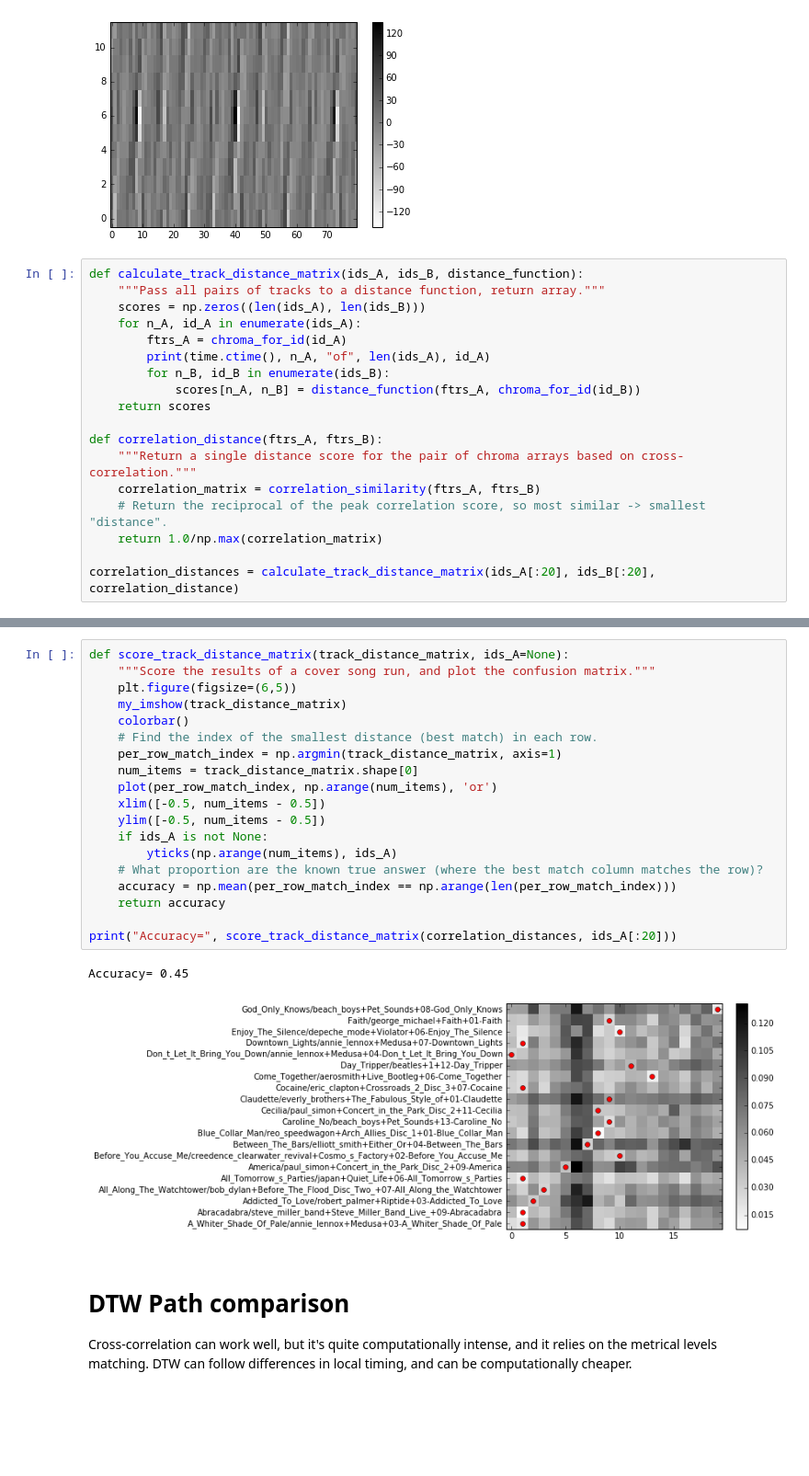
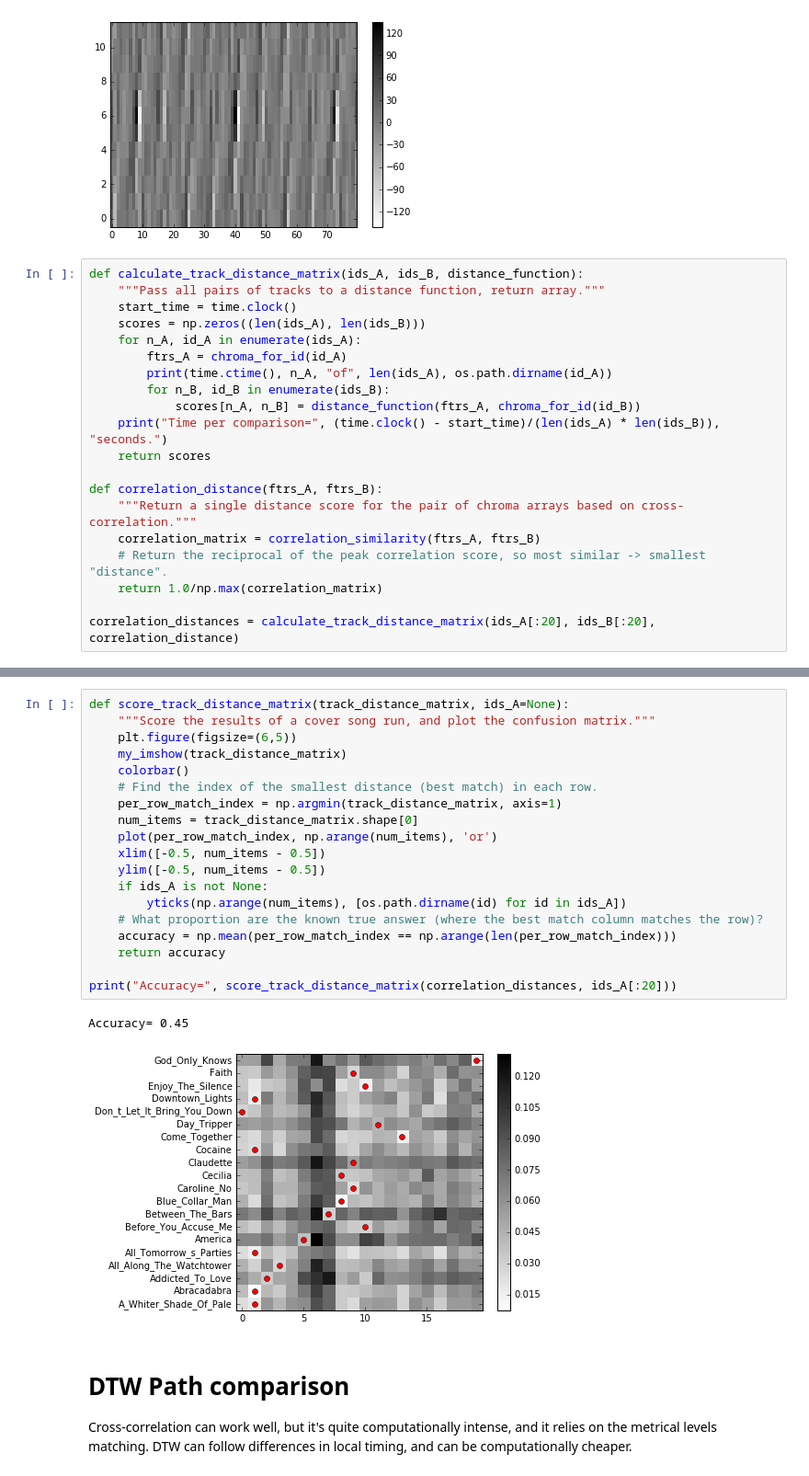
Before and after one commit to dpwe/elene4896, a Jupyter notebook: prac11/e4896_coversongs.ipynb, the cells around one changed output, grey strips where cells are left out. Shown: that part at 92% size. Drawn from its saved outputs; the diff is of its cells as text; blank space fills up the shorter version.

```diff
--- a/prac11/e4896_coversongs.ipynb
+++ b/prac11/e4896_coversongs.ipynb
@@ -130,12 +130,14 @@ colorbar()
 # %%
 def calculate_track_distance_matrix(ids_A, ids_B, distance_function):
     """Pass all pairs of tracks to a distance function, return array."""
+    start_time = time.clock()
     scores = np.zeros((len(ids_A), len(ids_B)))
     for n_A, id_A in enumerate(ids_A):
         ftrs_A = chroma_for_id(id_A)
-        print(time.ctime(), n_A, "of", len(ids_A), id_A)
+        print(time.ctime(), n_A, "of", len(ids_A), os.path.dirname(id_A))
         for n_B, id_B in enumerate(ids_B):
             scores[n_A, n_B] = distance_function(ftrs_A, chroma_for_id(id_B))
+    print("Time per comparison=", (time.clock() - start_time)/(len(ids_A) * len(ids_B)), "seconds.")
     return scores
 
 def correlation_distance(ftrs_A, ftrs_B):
@@ -169,25 +168,25 @@ Tue Apr 12 23:39:21 2016 19 of 20 God_Only_Knows/beach_boys+Pet_Sounds+08-God_On
 # %%
 def score_track_distance_matrix(track_distance_matrix, ids_A=None):
     """Score the results of a cover song run, and plot the confusion matrix."""
     plt.figure(figsize=(6,5))
     my_imshow(track_distance_matrix)
     colorbar()
     # Find the index of the smallest distance (best match) in each row.
     per_row_match_index = np.argmin(track_distance_matrix, axis=1)
     num_items = track_distance_matrix.shape[0]
     plot(per_row_match_index, np.arange(num_items), 'or')
     xlim([-0.5, num_items - 0.5])
     ylim([-0.5, num_items - 0.5])
     if ids_A is not None:
-        yticks(np.arange(num_items), ids_A)
+        yticks(np.arange(num_items), [os.path.dirname(id) for id in ids_A])
     # What proportion are the known true answer (where the best match column matches the row)?
     accuracy = np.mean(per_row_match_index == np.arange(len(per_row_match_index)))
     return accuracy
 
 print("Accuracy=", score_track_distance_matrix(correlation_distances, ids_A[:20]))
 # %% [output]
 Accuracy= 0.45
-[figure, old version]
+[figure, new version]
 # %% [markdown]
 # DTW Path comparison
 Cross-correlation can work well, but it's quite computationally intense, and it relies on the
```
Also changed, not shown: parts of 6 cells of this notebook.
